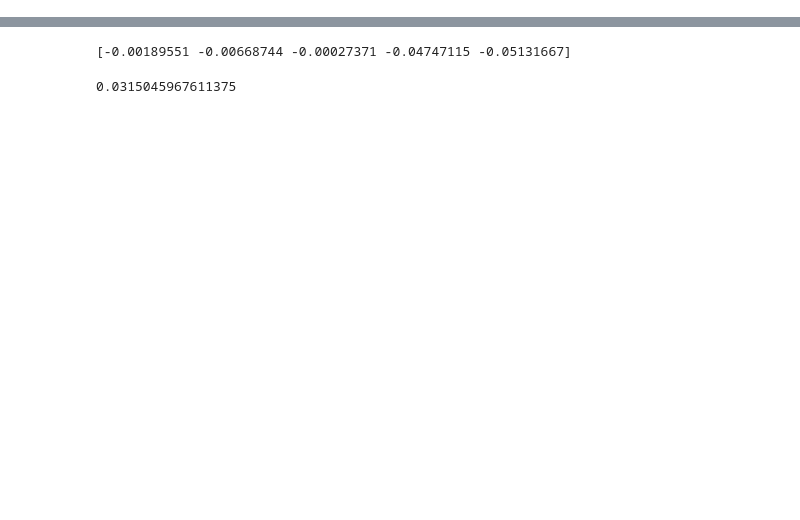
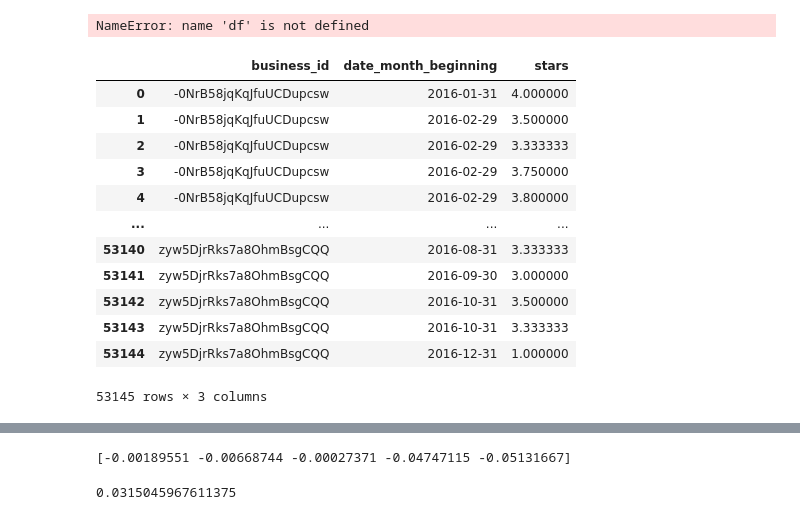
Before and after one commit to Joeyzect/Analytics_Edge_2022, a Jupyter notebook: notebooks/00-joseph-exploration.ipynb, the cells around one changed output, grey strips where cells are left out. Cells and saved outputs as stored; diff of their text form; code cells hidden in the pictures; blank space fills up the shorter version.

```diff
--- a/notebooks/00-joseph-exploration.ipynb
+++ b/notebooks/00-joseph-exploration.ipynb
@@ -37,0 +78,25 @@ neighborhoods = enc.fit_transform(business_data_2016['neighborhood'].values.resh
+# %%
+reviews_2016['date'] = pd.to_datetime(reviews_2016['date'])
+# %%
+reviews_2016['month'] = reviews_2016['date'].dt.month
+reviews_2016['year'] = reviews_2016['date'].dt.year
+# %%
+df.groupby(['id_col']).rolling('2m', on = 'dates')['value_col'].sum().reset_index()
+# %% [output]
+NameError: name 'df' is not defined
+# %%
+reviews_2016.sort_values('date_month').groupby('business_id').rolling('60d', on = 'date_month_beginning')['stars'].mean().reset_index()
+# %% [output]
+|  | business_id | date_month_beginning | stars |
+| 0 | -0NrB58jqKqJfuUCDupcsw | 2016-01-31 | 4.000000 |
+| 1 | -0NrB58jqKqJfuUCDupcsw | 2016-02-29 | 3.500000 |
+| 2 | -0NrB58jqKqJfuUCDupcsw | 2016-02-29 | 3.333333 |
+| 3 | -0NrB58jqKqJfuUCDupcsw | 2016-02-29 | 3.750000 |
+| 4 | -0NrB58jqKqJfuUCDupcsw | 2016-02-29 | 3.800000 |
+| ... | ... | ... | ... |
+| 53140 | zyw5DjrRks7a8OhmBsgCQQ | 2016-08-31 | 3.333333 |
+| 53141 | zyw5DjrRks7a8OhmBsgCQQ | 2016-09-30 | 3.000000 |
+| 53142 | zyw5DjrRks7a8OhmBsgCQQ | 2016-10-31 | 3.500000 |
+| 53143 | zyw5DjrRks7a8OhmBsgCQQ | 2016-10-31 | 3.333333 |
+| 53144 | zyw5DjrRks7a8OhmBsgCQQ | 2016-12-31 | 1.000000 |
+53145 rows × 3 columns
```
Also changed, not shown: parts of 37 cells of this notebook, 1 other file.
